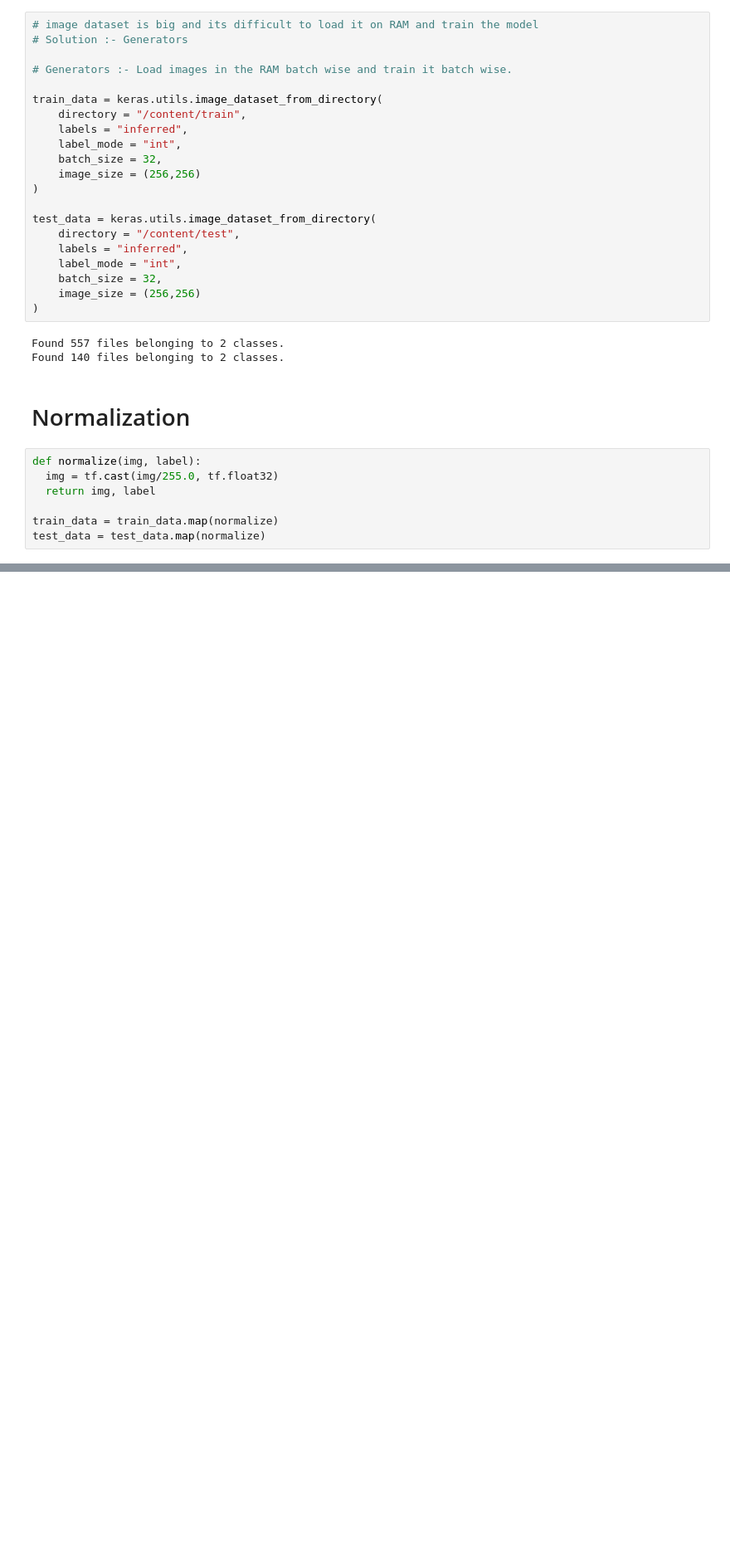
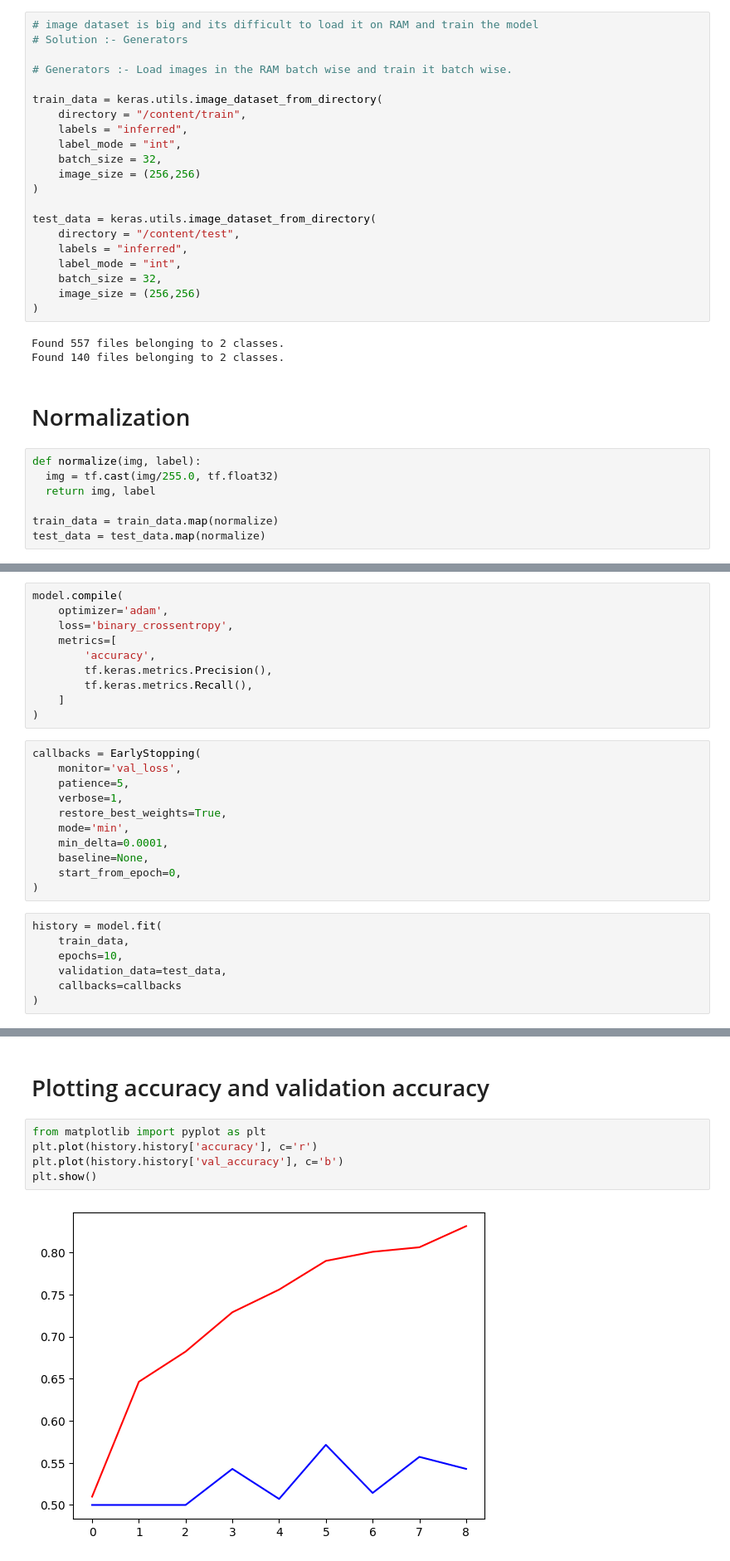
Before and after one commit to ChaitanyaZunzurkar/Deep-Learning, a Jupyter notebook: CNN/CNN_for_dog_vs_cat_classification.ipynb, the cells around one changed output, grey strips where cells are left out. Shown at 83% size. Saved outputs shown, nothing was run; the diff lists cells and outputs as text; blank space fills up the shorter version.

Commit message:
CNN model for cat and dog classfication

```diff
--- a/CNN/CNN_for_dog_vs_cat_classification.ipynb
+++ b/CNN/CNN_for_dog_vs_cat_classification.ipynb
@@ -80,0 +131,28 @@ test_data = test_data.map(normalize)
+# %%
+model.compile(
+    optimizer='adam',
+    loss='binary_crossentropy',
+    metrics=[
+        'accuracy',
+        tf.keras.metrics.Precision(),
+        tf.keras.metrics.Recall(),
+    ]
+)
+# %%
+callbacks = EarlyStopping(
+    monitor='val_loss',
+    patience=5,
+    verbose=1,
+    restore_best_weights=True,
+    mode='min',
+    min_delta=0.0001,
+    baseline=None,
+    start_from_epoch=0,
+)
+# %%
+history = model.fit(
+    train_data,
+    epochs=10,
+    validation_data=test_data,
+    callbacks=callbacks
+)
@@ -80,0 +180,9 @@ test_data = test_data.map(normalize)
+# %% [markdown]
+# Plotting accuracy and validation accuracy
+# %%
+from matplotlib import pyplot as plt
+plt.plot(history.history['accuracy'], c='r')
+plt.plot(history.history['val_accuracy'], c='b')
+plt.show()
+# %% [output]
+[figure, added]
```
Also changed, not shown: parts of 14 cells of this notebook.
